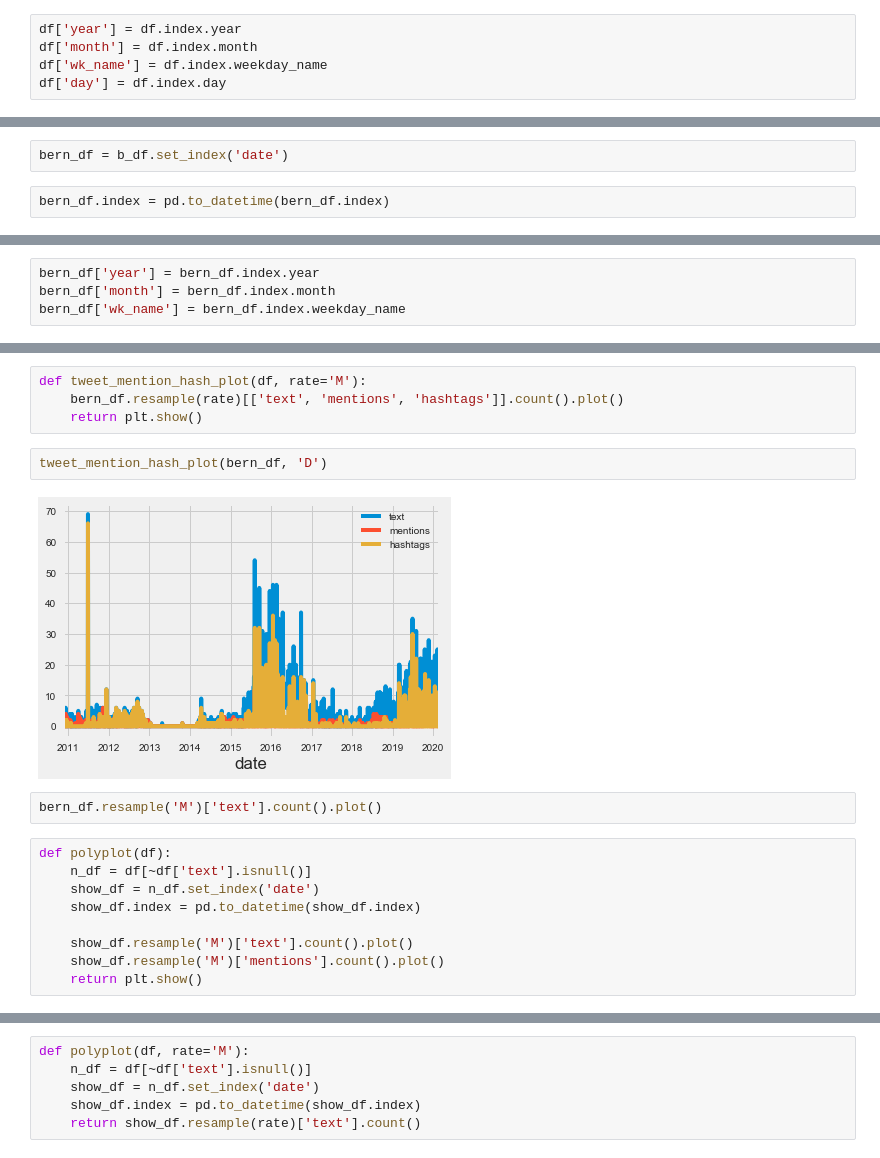
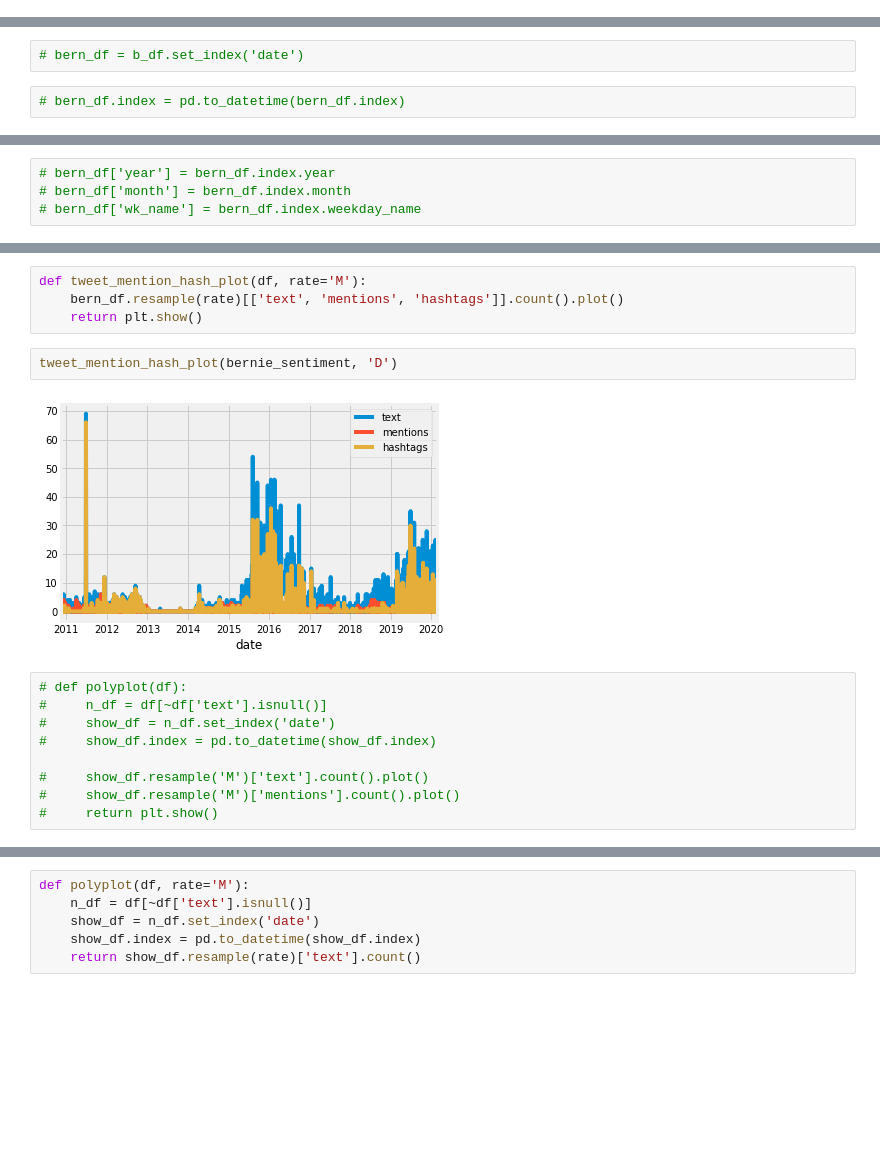
Before and after one commit to nomadtomas/sentweetment_analysizer, a Jupyter notebook: dnc_race.ipynb, the cells around one changed output, grey strips where cells are left out. Drawn from its saved outputs; the diff is of its cells as text; blank space fills up the shorter version.

```diff
--- a/dnc_race.ipynb
+++ b/dnc_race.ipynb
@@ -61,5 +43,0 @@ df[df['year'] == 2019]
-# %%
-df['year'] = df.index.year
-df['month'] = df.index.month
-df['wk_name'] = df.index.weekday_name
-df['day'] = df.index.day
@@ -210,4 +200,4 @@ sent_df = b_df.merge(sentiment_df, left_on='text', right_on='tweet')
 # %%
-bern_df = b_df.set_index('date')
+# bern_df = b_df.set_index('date')
 # %%
-bern_df.index = pd.to_datetime(bern_df.index)
+# bern_df.index = pd.to_datetime(bern_df.index)
@@ -224,5 +214,5 @@ bern_df.head()
 # %%
-bern_df['year'] = bern_df.index.year
-bern_df['month'] = bern_df.index.month
-bern_df['wk_name'] = bern_df.index.weekday_name
+# bern_df['year'] = bern_df.index.year
+# bern_df['month'] = bern_df.index.month
+# bern_df['wk_name'] = bern_df.index.weekday_name
 # %%
@@ -239,17 +240,15 @@ def tweet_mention_hash_plot(df, rate='M'):
     bern_df.resample(rate)[['text', 'mentions', 'hashtags']].count().plot()
     return plt.show()
 # %%
-tweet_mention_hash_plot(bern_df, 'D')
+tweet_mention_hash_plot(bernie_sentiment, 'D')
 # %% [output]
-[figure, old version]
+[figure, new version]
-# %%
-bern_df.resample('M')['text'].count().plot()
 # %%
-def polyplot(df):
-    n_df = df[~df['text'].isnull()]
-    show_df = n_df.set_index('date')
-    show_df.index = pd.to_datetime(show_df.index)
+# def polyplot(df):
+#     n_df = df[~df['text'].isnull()]
+#     show_df = n_df.set_index('date')
+#     show_df.index = pd.to_datetime(show_df.index)
 
-    show_df.resample('M')['text'].count().plot()
-    show_df.resample('M')['mentions'].count().plot()
-    return plt.show()
+#     show_df.resample('M')['text'].count().plot()
+#     show_df.resample('M')['mentions'].count().plot()
+#     return plt.show()
```
Also changed, not shown: parts of 32 cells of this notebook.
